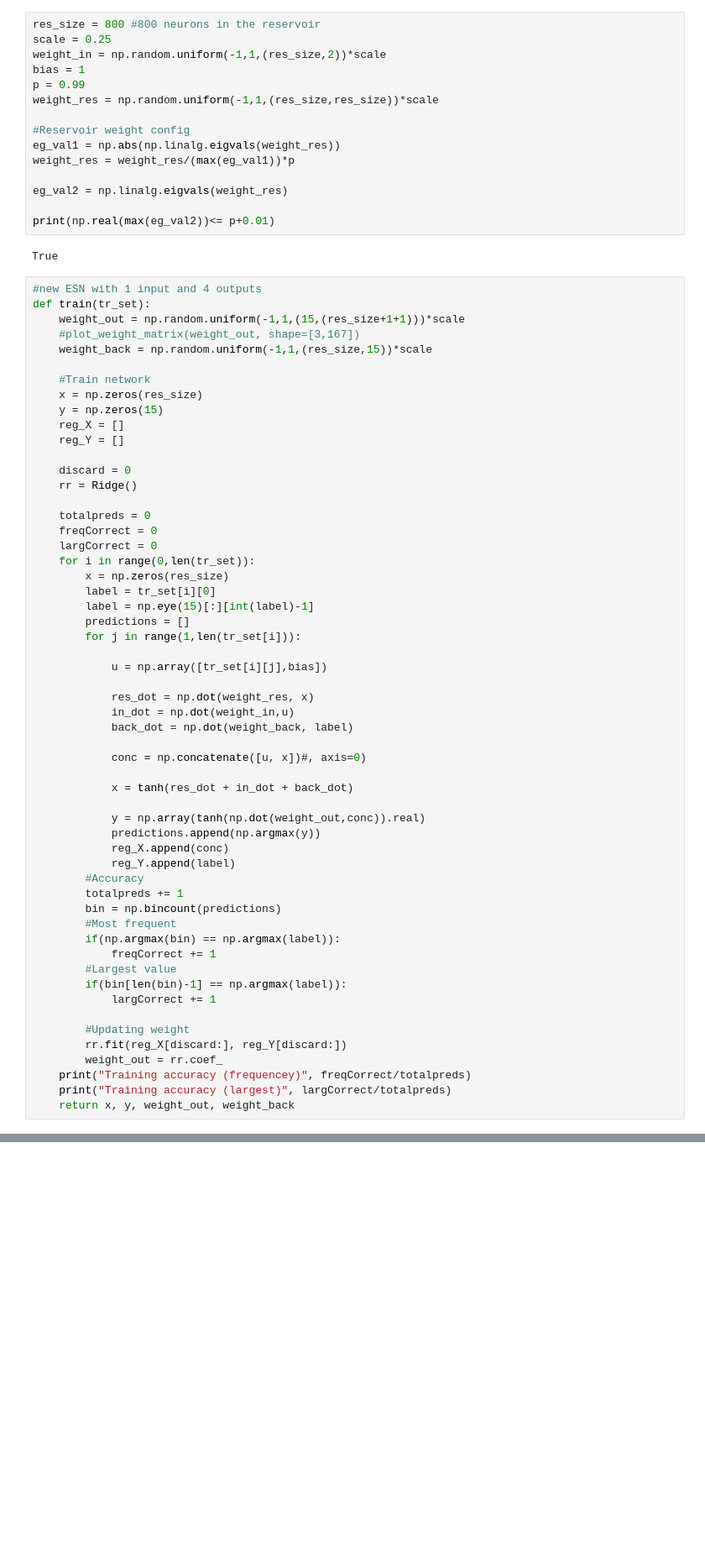
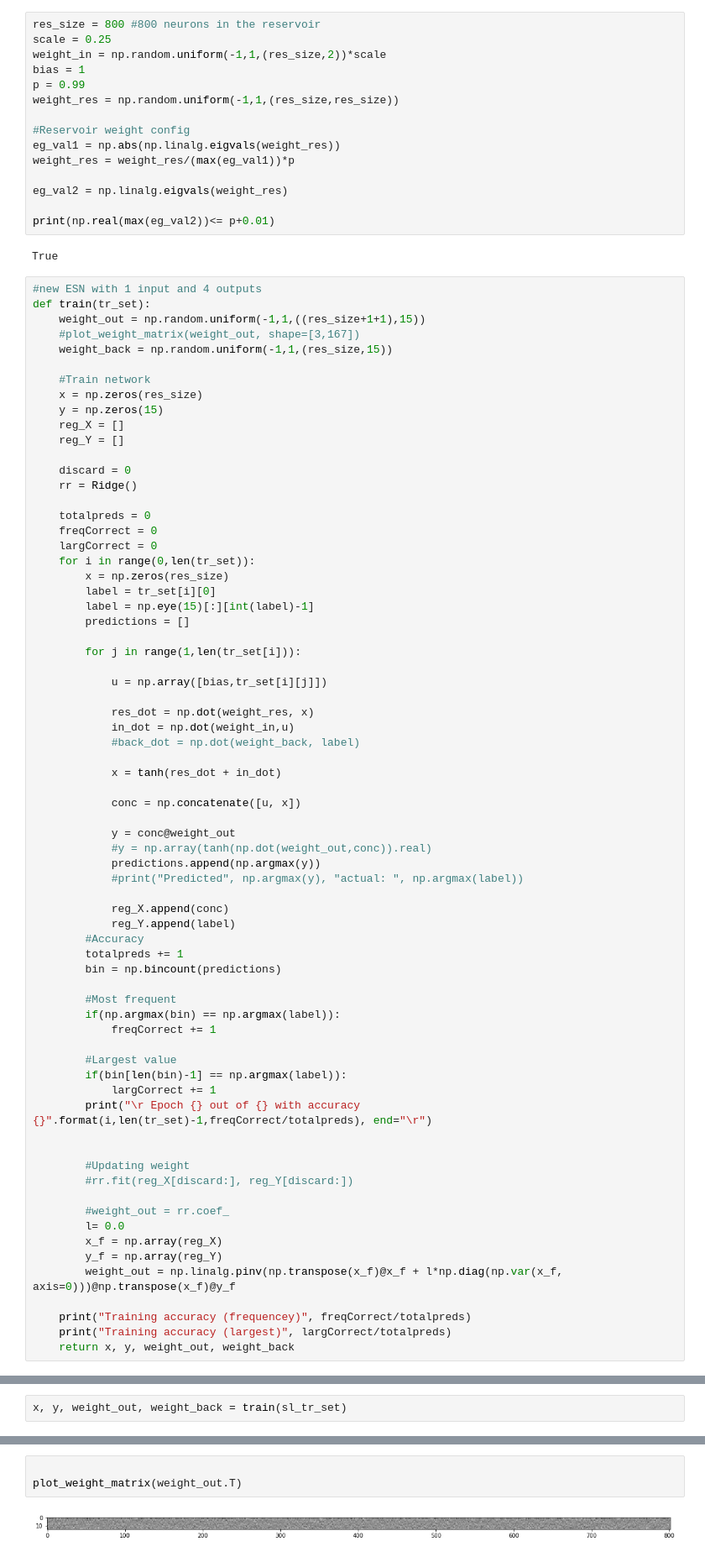
Before and after one commit to maxlengdell/D7041E, a Jupyter notebook: Labs/Lab3.ipynb, the cells around one changed output, grey strips where cells are left out. Shown: that part at 84% size. Cells and saved outputs as stored; diff of their text form; blank space fills up the shorter version.

```diff
--- a/Labs/Lab3.ipynb
+++ b/Labs/Lab3.ipynb
@@ -309,7 +313,7 @@ scale = 0.25
 weight_in = np.random.uniform(-1,1,(res_size,2))*scale
 bias = 1
 p = 0.99
-weight_res = np.random.uniform(-1,1,(res_size,res_size))*scale
+weight_res = np.random.uniform(-1,1,(res_size,res_size))
 
 #Reservoir weight config
 eg_val1 = np.abs(np.linalg.eigvals(weight_res))
@@ -323,9 +327,9 @@ True
 # %%
 #new ESN with 1 input and 4 outputs
 def train(tr_set):
-    weight_out = np.random.uniform(-1,1,(15,(res_size+1+1)))*scale
+    weight_out = np.random.uniform(-1,1,((res_size+1+1),15))
     #plot_weight_matrix(weight_out, shape=[3,167])
-    weight_back = np.random.uniform(-1,1,(res_size,15))*scale
+    weight_back = np.random.uniform(-1,1,(res_size,15))
 
     #Train network
     x = np.zeros(res_size)
@@ -344,35 +348,49 @@ def train(tr_set):
         label = tr_set[i][0]
         label = np.eye(15)[:][int(label)-1]
         predictions = []
+
         for j in range(1,len(tr_set[i])):
 
-            u = np.array([tr_set[i][j],bias])
+            u = np.array([bias,tr_set[i][j]])
 
             res_dot = np.dot(weight_res, x)
             in_dot = np.dot(weight_in,u)
-            back_dot = np.dot(weight_back, label)
+            #back_dot = np.dot(weight_back, label)
 
-            conc = np.concatenate([u, x])#, axis=0)
+            x = tanh(res_dot + in_dot)
 
-            x = tanh(res_dot + in_dot + back_dot)
+            conc = np.concatenate([u, x])
 
-            y = np.array(tanh(np.dot(weight_out,conc)).real)
+            y = conc@weight_out
+            #y = np.array(tanh(np.dot(weight_out,conc)).real)
             predictions.append(np.argmax(y))
+            #print("Predicted", np.argmax(y), "actual: ", np.argmax(label))
+
             reg_X.append(conc)
             reg_Y.append(label)
         #Accuracy
         totalpreds += 1
         bin = np.bincount(predictions)
+
         #Most frequent
         if(np.argmax(bin) == np.argmax(label)):
             freqCorrect += 1
+
         #Largest value
         if(bin[len(bin)-1] == np.argmax(label)):
             largCorrect += 1
+        print("\r Epoch {} out of {} with accuracy {}".format(i,len(tr_set)-1,freqCorrect/totalpreds), end="\r")
+
 
         #Updating weight
-        rr.fit(reg_X[discard:], reg_Y[discard:])
-        weight_out = rr.coef_
+        #rr.fit(reg_X[discard:], reg_Y[discard:])
+
+        #weight_out = rr.coef_
+        l= 0.0
+        x_f = np.array(reg_X)
+        y_f = np.array(reg_Y)
+        weight_out = np.linalg.pinv(np.transpose(x_f)@x_f + l*np.diag(np.var(x_f, axis=0)))@np.transpose(x_f)@y_f
+
     print("Training accuracy (frequencey)", freqCorrect/totalpreds)
     print("Training accuracy (largest)", largCorrect/totalpreds)
     return x, y, weight_out, weight_back
@@ -417,3 +442,5 @@ def testESN(test_set, x,y, weight_out, weight_back, weight_res, weight_in):
     print("Testing accuracy (frequencey)", freqCorrect/totalpreds)
     print("Testing accuracy (largest)", largCorrect/totalpreds)
     return np.array(y_target_tot), np.array(y_tot)
+# %%
+x, y, weight_out, weight_back = train(sl_tr_set)
@@ -420 +450,6 @@ def testESN(test_set, x,y, weight_out, weight_back, weight_res, weight_in):
+# %%
+
+plot_weight_matrix(weight_out.T)
+# %% [output]
+[figure, added]
 # %%
```
Also changed, not shown: parts of 9 cells of this notebook.
